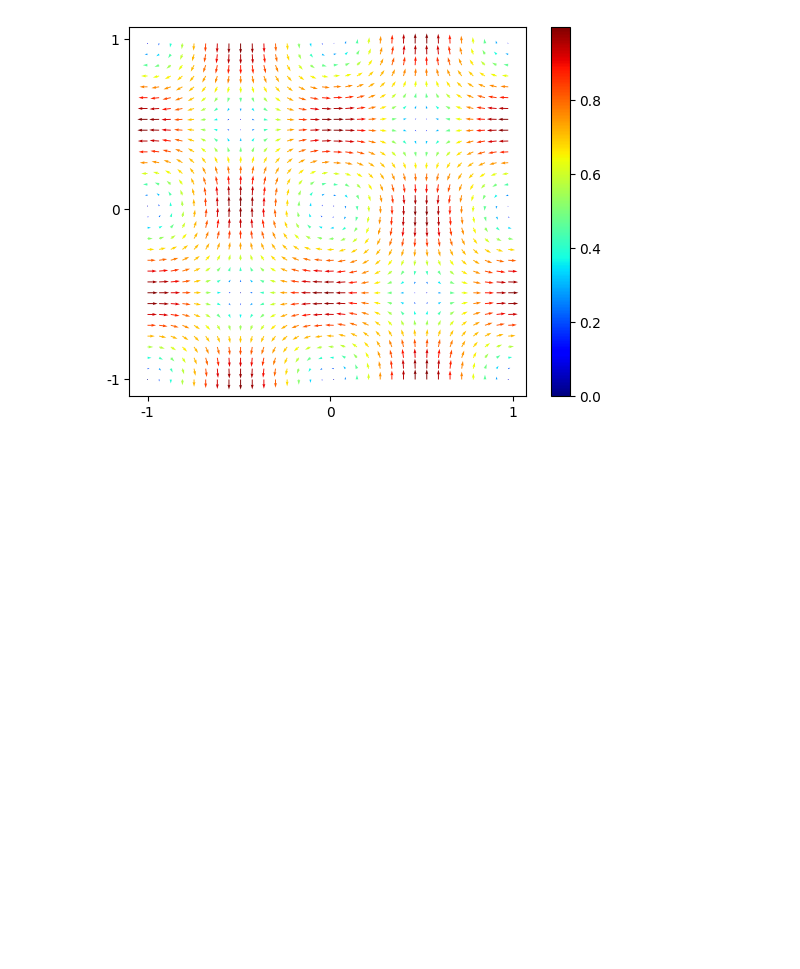
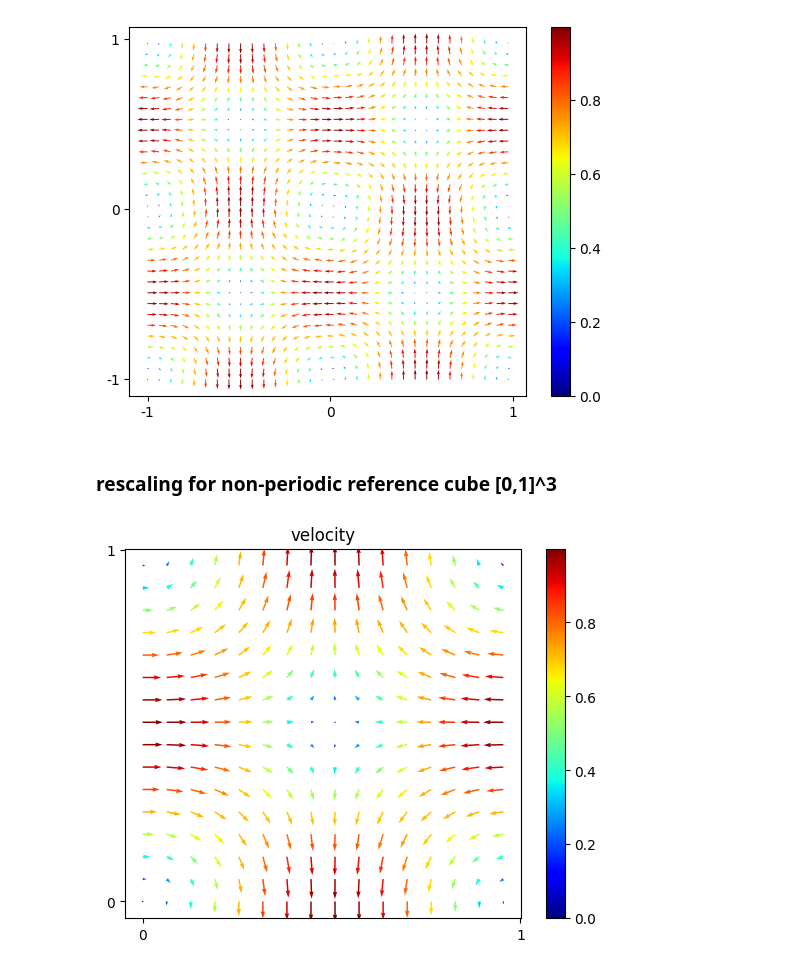
Before and after one commit to markusrenoldner/MEHCscheme, a Jupyter notebook: scripts/taylorgreen.ipynb, the cells around one changed output. Cells and saved outputs as stored; diff of their text form; code cells hidden in the pictures; blank space fills up the shorter version.

Commit message:
visualisations of init cond

```diff
--- a/scripts/taylorgreen.ipynb
+++ b/scripts/taylorgreen.ipynb
@@ -40,3 +40,22 @@ plt.colorbar(cmap=plt.cm.jet)
 plt.show()
 # %% [output]
 [figure]
+# %% [markdown]
+### rescaling for non-periodic reference cube [0,1]^3
+# %%
+x = np.arange(0,1, 0.2/np.pi)
+y = np.arange(0,1, 0.2/np.pi)
+X, Y = np.meshgrid(x, y)
+
+ux,uy = np.array([np.cos(X*np.pi)*np.sin(Y*np.pi),
+                 -np.sin(X*np.pi)*np.cos(Y*np.pi)])
+
+M = np.sqrt(ux*ux+uy*uy) # magnitude
+plt.title("velocity")
+plt.quiver(X, Y, ux,uy,M,cmap=plt.cm.jet)
+plt.xticks(np.arange(0, 1+0.01, 1), ['0','1'])
+plt.yticks(np.arange(0, 1+0.01, 1), ['0','1'])
+plt.colorbar(cmap=plt.cm.jet)
+plt.show()
+# %% [output]
+[figure, added]
```
Also changed, not shown: parts of 4 cells of this notebook.
